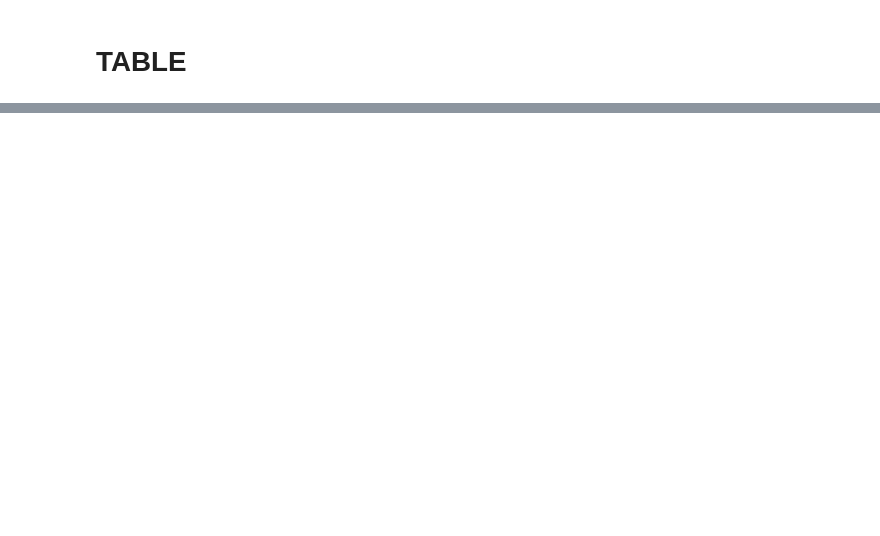
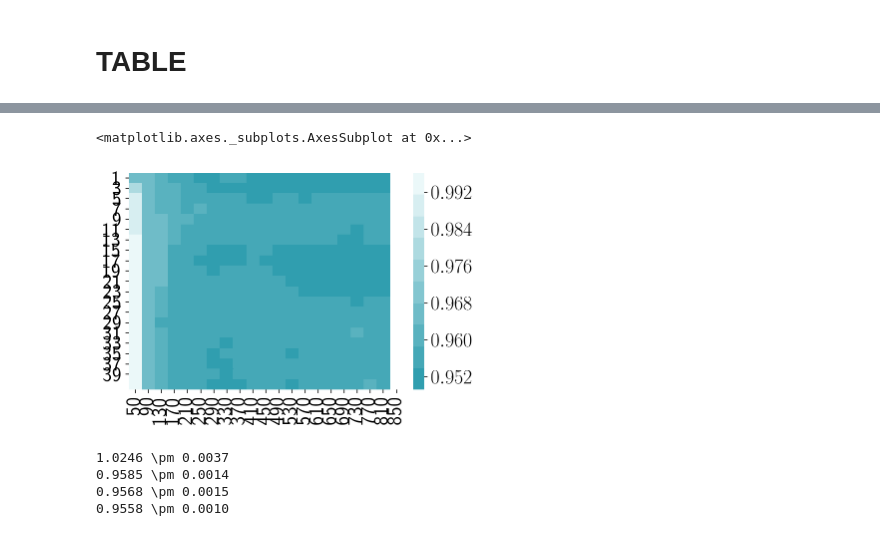
Before and after one commit to Intelligent-Systems-Phystech/MSThesis, a Jupyter notebook: Isachenko2018MultivariateQPFS/code/4-Comparison.ipynb, the cells around one changed output, grey strips where cells are left out. Cells and saved outputs as stored; diff of their text form; code cells hidden in the pictures; blank space fills up the shorter version.

```diff
--- a/Isachenko2018MultivariateQPFS/code/4-Comparison.ipynb
+++ b/Isachenko2018MultivariateQPFS/code/4-Comparison.ipynb
@@ -402,0 +464,16 @@ rmse 41.507 $\pm$ 0.118
+# %%
+mqpfs.fit(Xtrain_ar, Ytrain_ar, mode='AsymImp')
+score = mqpfs.zx
+# %%
+idxs_sort = score.argsort()[::-1]
+
+rmse = []
+n_feat_array = np.arange(50, n_features, 40)
+n_comp_array = np.arange(1, 40, 2)
+
+for n_feat in tqdm_notebook(n_feat_array):
+    for k in n_comp_array:
+        pls = PLSRegression(n_components=k)
+        active_idxs = idxs_sort[:n_feat]
+        pls.fit(Xtrain_ar[:, active_idxs], Ytrain_ar)
+        rmse.append((n_feat, k, metric_nmse(Xtest_ar[:, active_idxs], Ytest_ar, pls)))
@@ -402,0 +491,44 @@ rmse 41.507 $\pm$ 0.118
+# %%
+z = np.array([r[2] for r in rmse]).reshape(len(n_feat_array), len(n_comp_array))
+sns.heatmap(z, cmap=cmap, xticklabels=n_feat_array, yticklabels=n_comp_array)
+# %% [output]
+<matplotlib.axes._subplots.AxesSubplot at 0x...>
+[figure, added]
+# %%
+k = 15
+n_feat = 100
+n_restarts = 10
+
+idxs_sort = score.argsort()[::-1]
+
+rmse_lr = []
+rmse_pls = []
+rmse_lr_qpfs = []
+rmse_pls_qpfs = []
+
+for i in range(n_restarts):
+    pls = PLSRegression(n_components=k)
+    active_idxs = idxs_sort[:n_feat]
+    X, Y = get_bootstrap(Xtrain_ar, Ytrain_ar)
+
+    pls.fit(X[:, active_idxs], Y)
+    rmse_pls_qpfs.append(metric_nmse(Xtest_ar[:, active_idxs], Ytest_ar, pls))
+
+    lr.fit(X[:, active_idxs], Y)
+    rmse_lr_qpfs.append(metric_nmse(Xtest_ar[:, active_idxs], Ytest_ar, lr))
+
+    pls.fit(X, Y)
+    rmse_pls.append(metric_nmse(Xtest_ar, Ytest_ar, pls))
+
+    lr.fit(X, Y)
+    rmse_lr.append(metric_nmse(Xtest_ar, Ytest_ar, lr))
+
+print('{:.4f} \pm {:.4f}'.format(np.mean(rmse_lr), np.std(rmse_lr)))
+print('{:.4f} \pm {:.4f}'.format(np.mean(rmse_lr_qpfs), np.std(rmse_lr_qpfs)))
+print('{:.4f} \pm {:.4f}'.format(np.mean(rmse_pls), np.std(rmse_pls)))
+print('{:.4f} \pm {:.4f}'.format(np.mean(rmse_pls_qpfs), np.std(rmse_pls_qpfs)))
+# %% [output]
+1.0246 \pm 0.0037
+0.9585 \pm 0.0014
+0.9568 \pm 0.0015
+0.9558 \pm 0.0010
```
Also changed, not shown: parts of 17 cells of this notebook, 19 other files.
